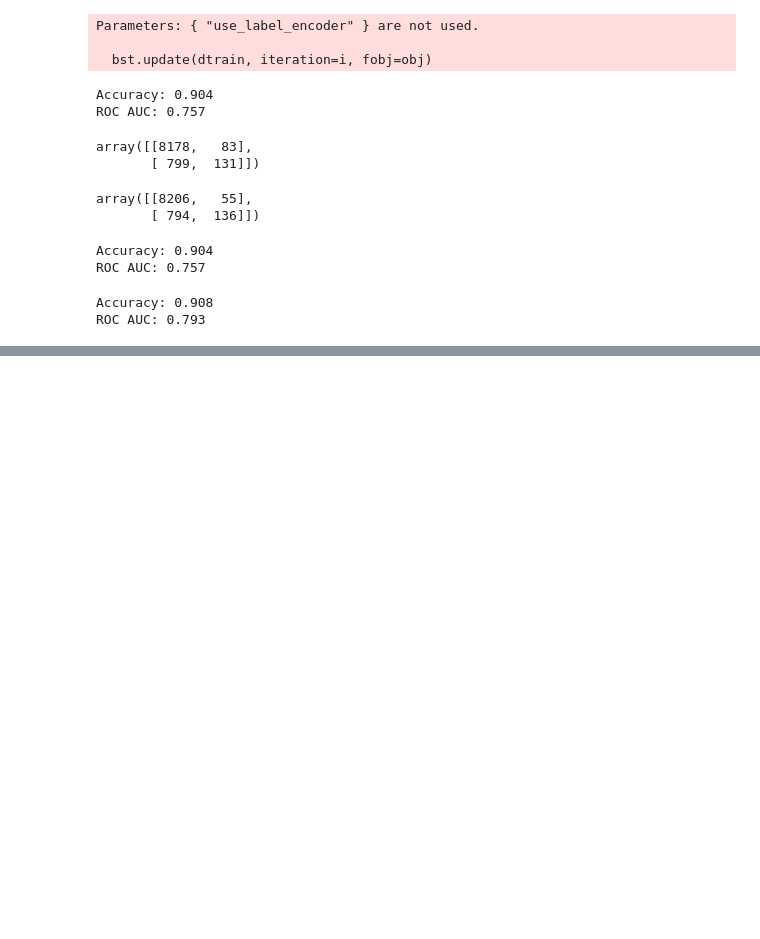
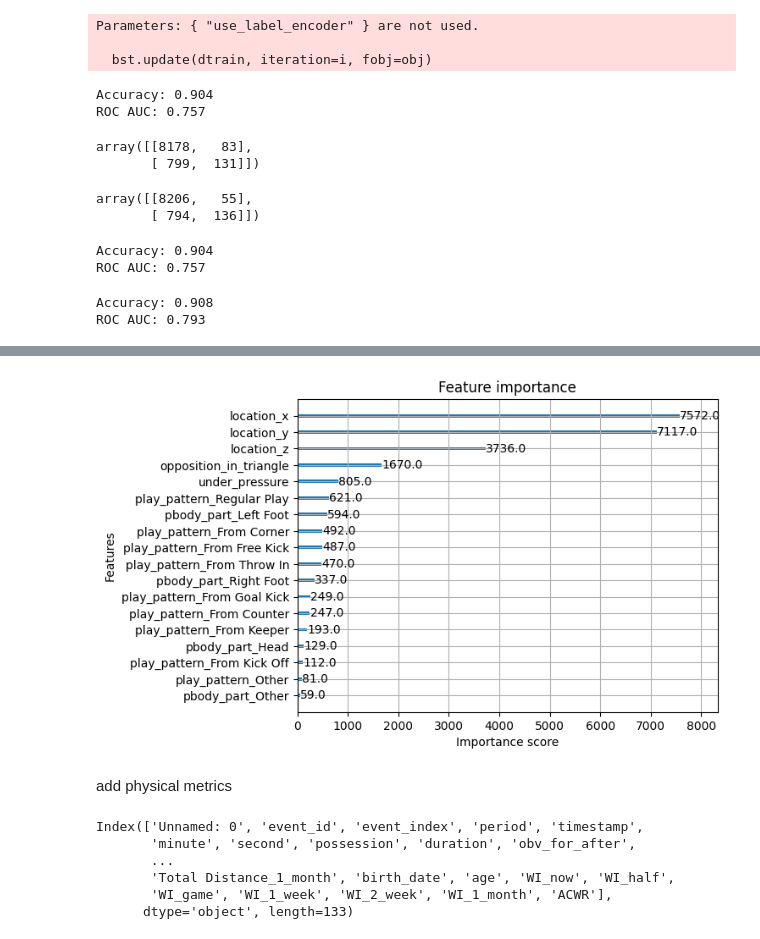
Before and after one commit to conormalone/Hudl_Performance_Insights_2025, a Jupyter notebook: xg_model_working.ipynb, the cells around one changed output, grey strips where cells are left out. Saved outputs shown, nothing was run; the diff lists cells and outputs as text; code cells hidden in the pictures; blank space fills up the shorter version.

```diff
--- a/xg_model_working.ipynb
+++ b/xg_model_working.ipynb
@@ -204,0 +339,10 @@ predictor = TabularPredictor(
+# %%
+booster = model.get_booster()
+booster.feature_names = X_train_raw.columns.tolist()
+
+xgb.plot_importance(booster, importance_type="weight")
+plt.show()
+# %% [output]
+[figure, added]
+# %% [markdown]
+add physical metrics
@@ -204,0 +366,9 @@ predictor = TabularPredictor(
+# %%
+shot_metrics_df.columns
+# %% [output]
+Index(['Unnamed: 0', 'event_id', 'event_index', 'period', 'timestamp',
+       'minute', 'second', 'possession', 'duration', 'obv_for_after',
+       ...
+       'Total Distance_1_month', 'birth_date', 'age', 'WI_now', 'WI_half',
+       'WI_game', 'WI_1_week', 'WI_2_week', 'WI_1_month', 'ACWR'],
+      dtype='object', length=133)
```
Also changed, not shown: parts of 29 cells of this notebook.
